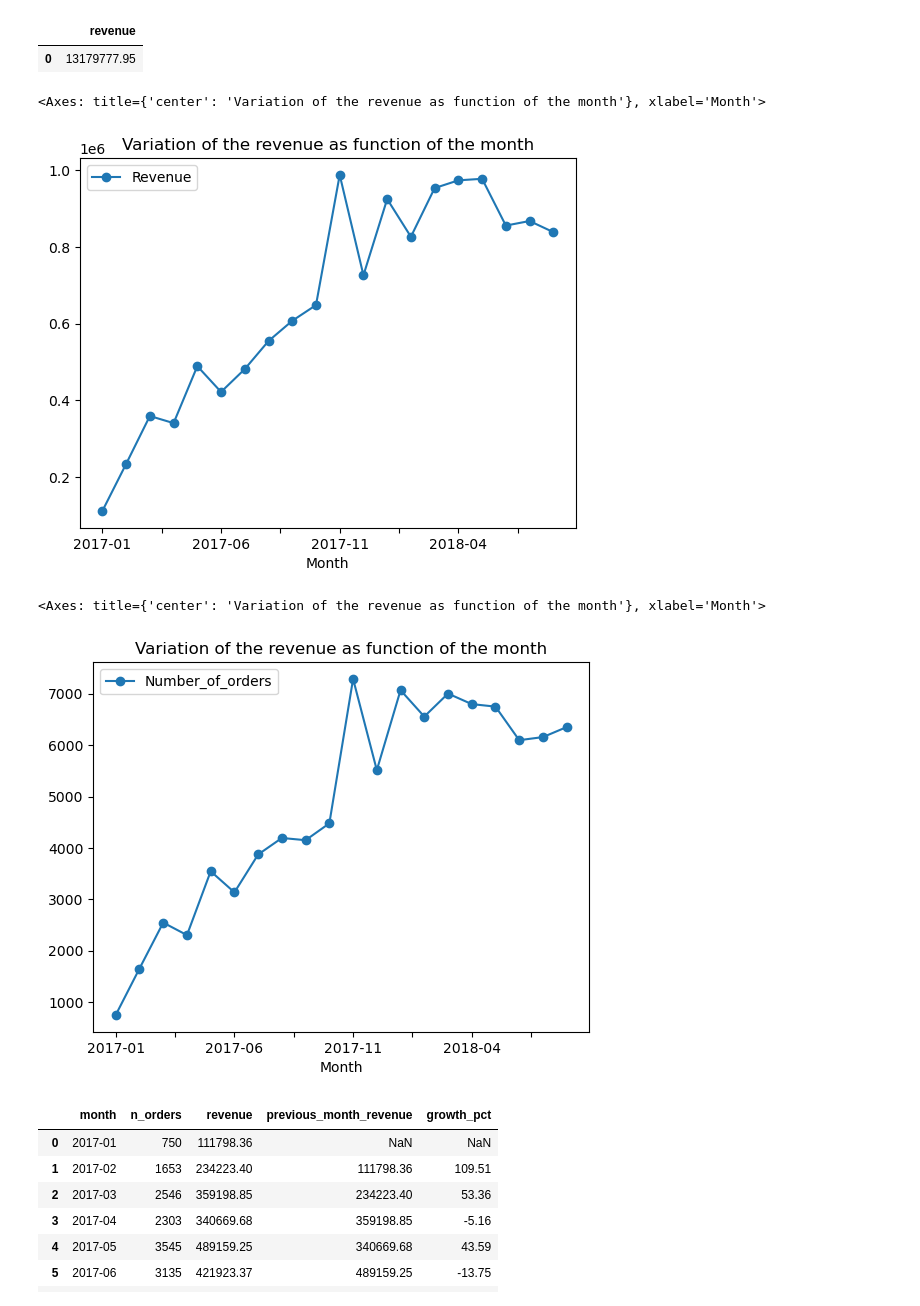
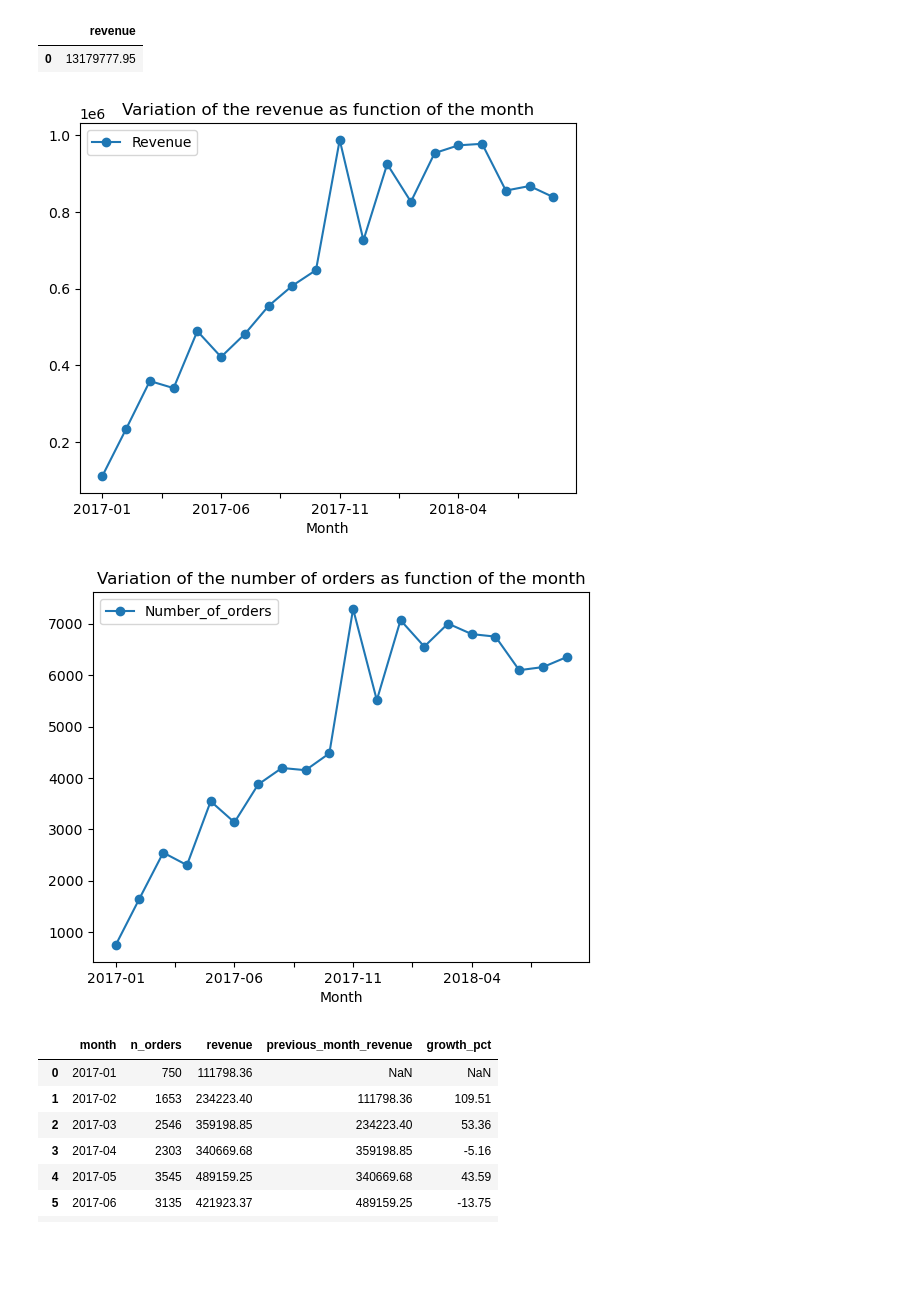
Before and after one commit to PedroAraigiH/olist-sql-analysis, a Jupyter notebook: analysis.ipynb, the cells around one changed output. Saved outputs shown, nothing was run; the diff lists cells and outputs as text; code cells hidden in the pictures; blank space fills up the shorter version.

```diff
--- a/analysis.ipynb
+++ b/analysis.ipynb
@@ -371,16 +371,16 @@ run(f"SELECT SUM(price) AS revenue FROM orders o JOIN order_items i ON o.order_i
 | 0 | 13179777.95 |
 # %%
 df = run(f"SELECT strftime('%Y-%m', order_purchase_timestamp) AS Month, SUM(price) AS Revenue FROM orders o JOIN order_items i ON o.order_id=i.order_id WHERE {SCOPE} GROUP BY month;")
-df.plot(x="Month", y="Revenue", marker="o", title= "Variation of the revenue as function of the month")
+ax = df.plot(x="Month", y="Revenue", marker="o", title= "Variation of the revenue as function of the month")
+ax.figure.savefig("images/Revenue_vs_month.png")
 # %% [output]
-<Axes: title={'center': 'Variation of the revenue as function of the month'}, xlabel='Month'>
 [figure]
 # %%
 df = run(f"SELECT strftime('%Y-%m', order_purchase_timestamp) AS Month, COUNT(*) AS Number_of_orders FROM orders o WHERE {SCOPE} GROUP BY month ORDER BY month;")
-df.plot(x="Month", y="Number_of_orders", marker="o", title= "Variation of the revenue as function of the month")
+ax = df.plot(x="Month", y="Number_of_orders", marker="o", title= "Variation of the number of orders as function of the month")
+ax.figure.savefig("images/Nb_orders_vs_month.png")
 # %% [output]
-<Axes: title={'center': 'Variation of the revenue as function of the month'}, xlabel='Month'>
-[figure, old version]
+[figure, new version]
 # %%
 run(f"""
 WITH monthly_revenue AS (
```
Also changed, not shown: parts of 3 cells of this notebook, 5 other files.
